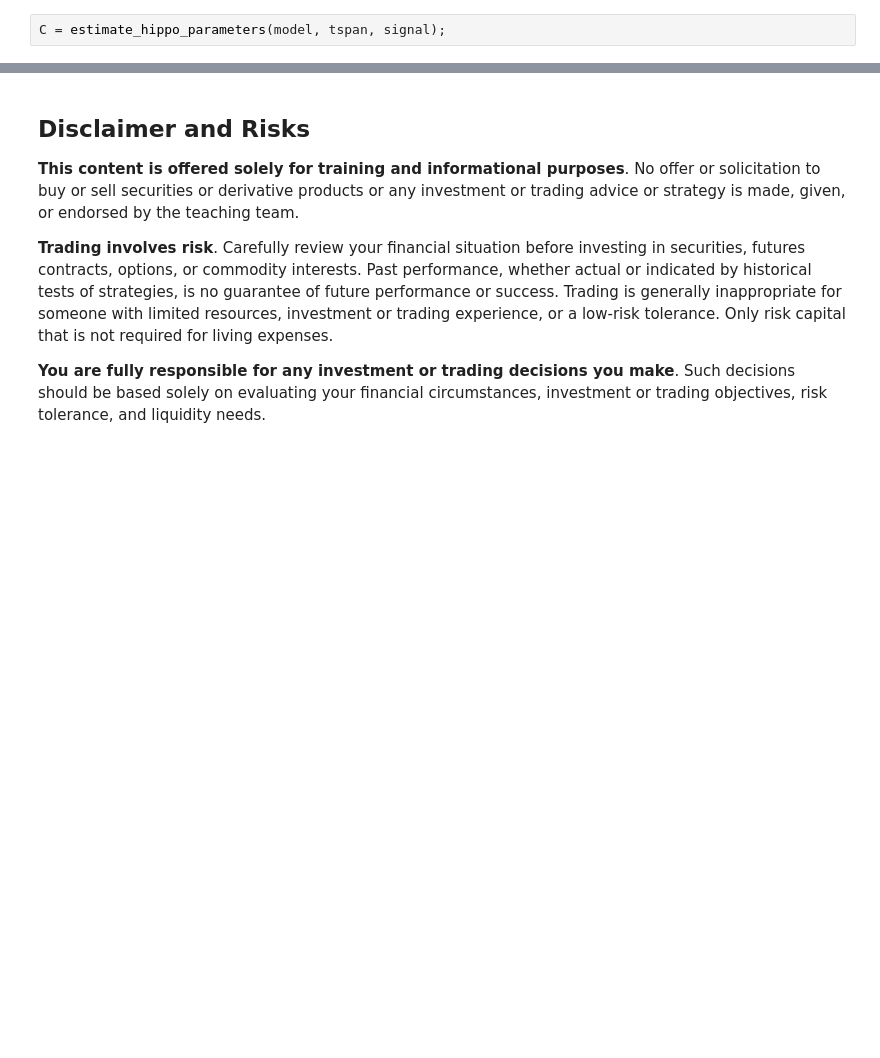
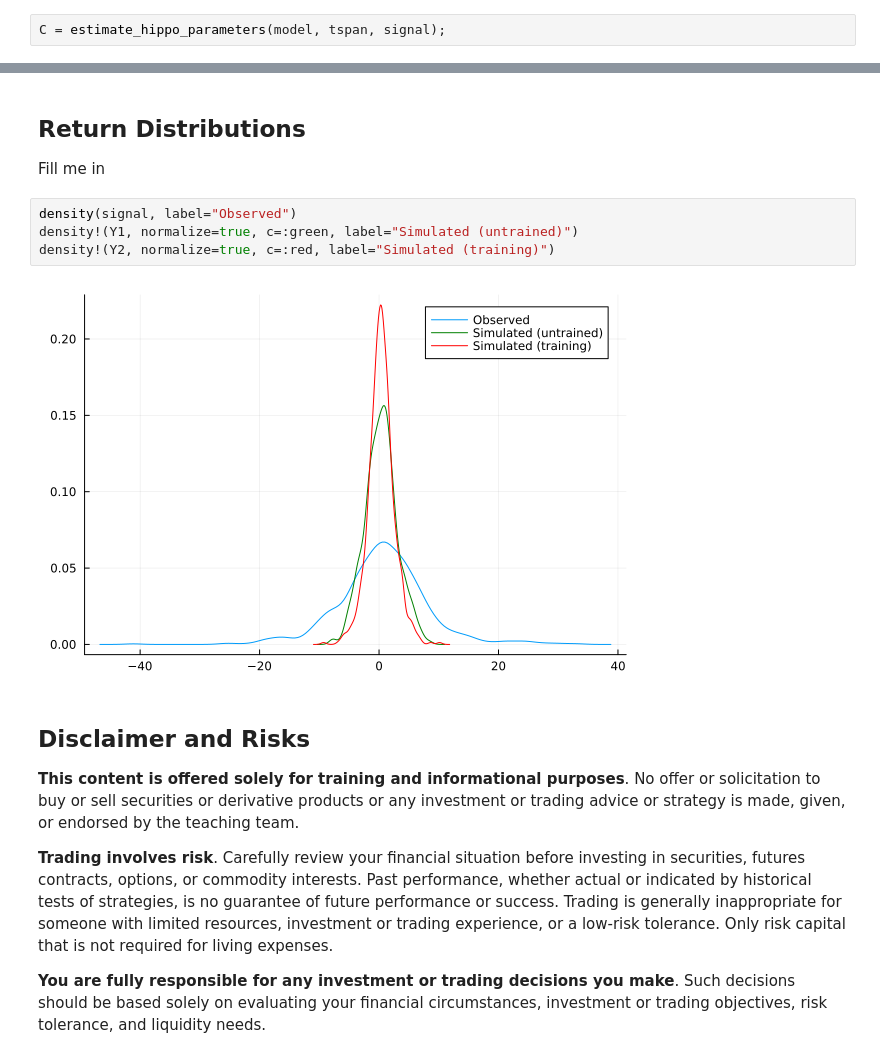
Before and after one commit to varnerlab/CHEME-130-eCornell-Repository, a Jupyter notebook: courses/CHEME-132/module-2/CHEME-132-Module-2-Advanced-Hippo-SSM.ipynb, the cells around one changed output, grey strips where cells are left out. Saved outputs shown, nothing was run; the diff lists cells and outputs as text; blank space fills up the shorter version.

```diff
--- a/courses/CHEME-132/module-2/CHEME-132-Module-2-Advanced-Hippo-SSM.ipynb
+++ b/courses/CHEME-132/module-2/CHEME-132-Module-2-Advanced-Hippo-SSM.ipynb
@@ -104,3 +104,12 @@ ylabel!("Annualized Excess Return $(ticker_of_interest)", fontsize=18)
+# %% [markdown]
+## Return Distributions
+Fill me in
+# %%
+density(signal, label="Observed")
+density!(Y1, normalize=true, c=:green, label="Simulated (untrained)")
+density!(Y2, normalize=true, c=:red, label="Simulated (training)")
+# %% [output]
+[figure, added]
 # %% [markdown]
 ## Disclaimer and Risks
 __This content is offered solely for training and informational purposes__. No offer or solicitation to buy or sell securities or derivative products or any investment or trading advice or strategy is made, given, or endorsed by the teaching team.
```
Also changed, not shown: parts of 5 cells of this notebook.
